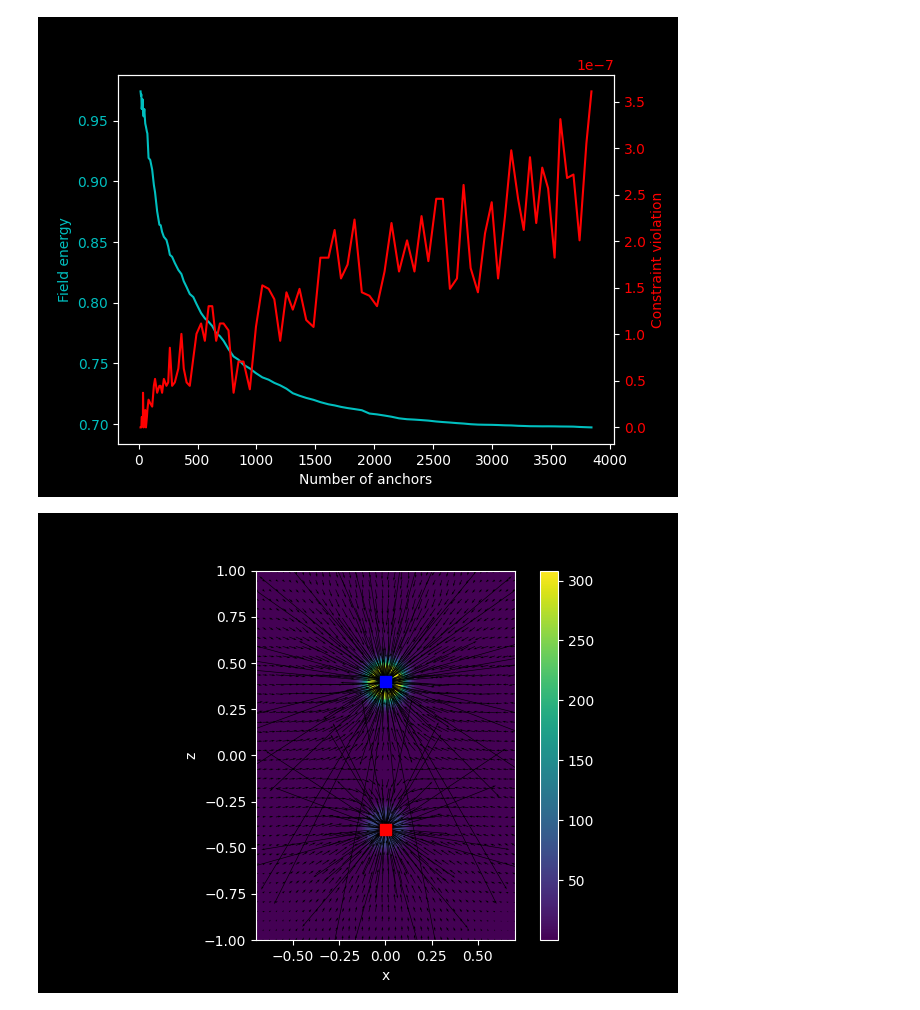
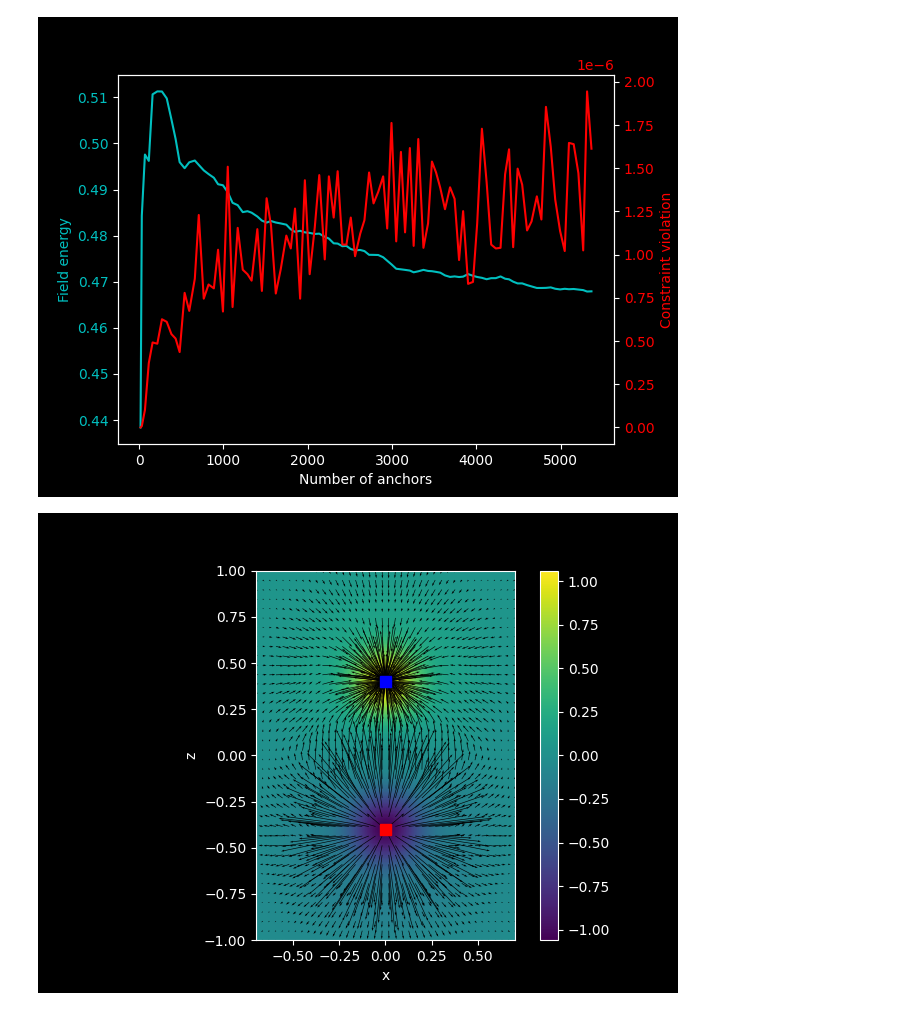
Before and after one commit to a-rahimi/efield, a Jupyter notebook: dipole.ipynb, the cells around one changed output. Drawn from its saved outputs; the diff is of its cells as text; code cells hidden in the pictures.

```diff
--- a/dipole.ipynb
+++ b/dipole.ipynb
@@ -11,26 +12,35 @@ from importlib import reload
 reload(efield)
 
 
-def dipole(box1: efield.Box, box2: efield.Box, universe: efield.Box):
+def dipole(
+    box1: efield.Box,
+    box2: efield.Box,
+    box1_potential: float,
+    box2_potential: float,
+    universe: efield.Box,
+) -> efield.Potential:
     box1_locations3d = box1.grid(2, 2, 2)
     box2_locations3d = box2.grid(2, 2, 2)
 
     conductor_locations3d = torch.vstack((box1_locations3d, box2_locations3d))
     conductor_potentials = torch.tensor(
-        [1.0] * len(box1_locations3d) + [2.0] * len(box2_locations3d),
+        [box1_potential] * len(box1_locations3d)
+        + [box2_potential] * len(box2_locations3d),
     )
 
-    return efield.potential_function(
+    return efield.fit_radial_basis_function_potential(
         universe, conductor_locations3d, conductor_potentials
     )
 
 
 box1 = efield.Box(-0.03, 0.03, -0.03, 0.03, -0.37, -0.43)
+box1_potential = -1.0
 box2 = efield.Box(-0.03, 0.03, -0.03, 0.03, 0.37, 0.43)
+box2_potential = 1.0
 universe = efield.Box(-0.7, 0.7, -0.7, 0.7, -1, 1)
-potential = dipole(box1, box2, universe)
+potential = dipole(box1, box2, box1_potential, box2_potential, universe)
 # %% [output]
-[figure, old version]
+[figure, new version]
 # %%
 def show_xz_cross_section(
     box1: efield.Box,
@@ -48,7 +58,7 @@ def show_xz_cross_section(
         indexing="xy",
     )
     xyz = torch.stack((X.flatten(), y + 0 * X.flatten(), Z.flatten())).T
-    if False:
+    if True:
         # Show the potential function.
         V = potential(xyz)
     elif False:
@@ -76,31 +86,31 @@ def show_xz_cross_section(
     ).T
     Vx, _, Vz = potential.field(xyz_field).detach().numpy()
     ax.quiver(
         xyz_field[:, 0], xyz_field[:, 2], Vx, Vz, angles="xy", units="xy", scale=10
     )
 
     fig.colorbar(img, ax=ax)
 
     ax.add_artist(
         plt.Rectangle(
             (box1.xmin, box1.zmin),
             box1.xmax - box1.xmin,
             box1.zmax - box1.zmin,
             color="r",
         )
     )
     ax.add_artist(
         plt.Rectangle(
             (box2.xmin, box2.zmin),
             box2.xmax - box2.xmin,
             box2.zmax - box2.zmin,
             color="b",
         ),
     )
     ax.set_xlabel("x")
     ax.set_ylabel("z")
 
 
 show_xz_cross_section(box1, box2, universe, potential, 0)
 # %% [output]
-[figure, old version]
+[figure, new version]
```
Also changed, not shown: parts of 5 cells of this notebook, 4 other files.
